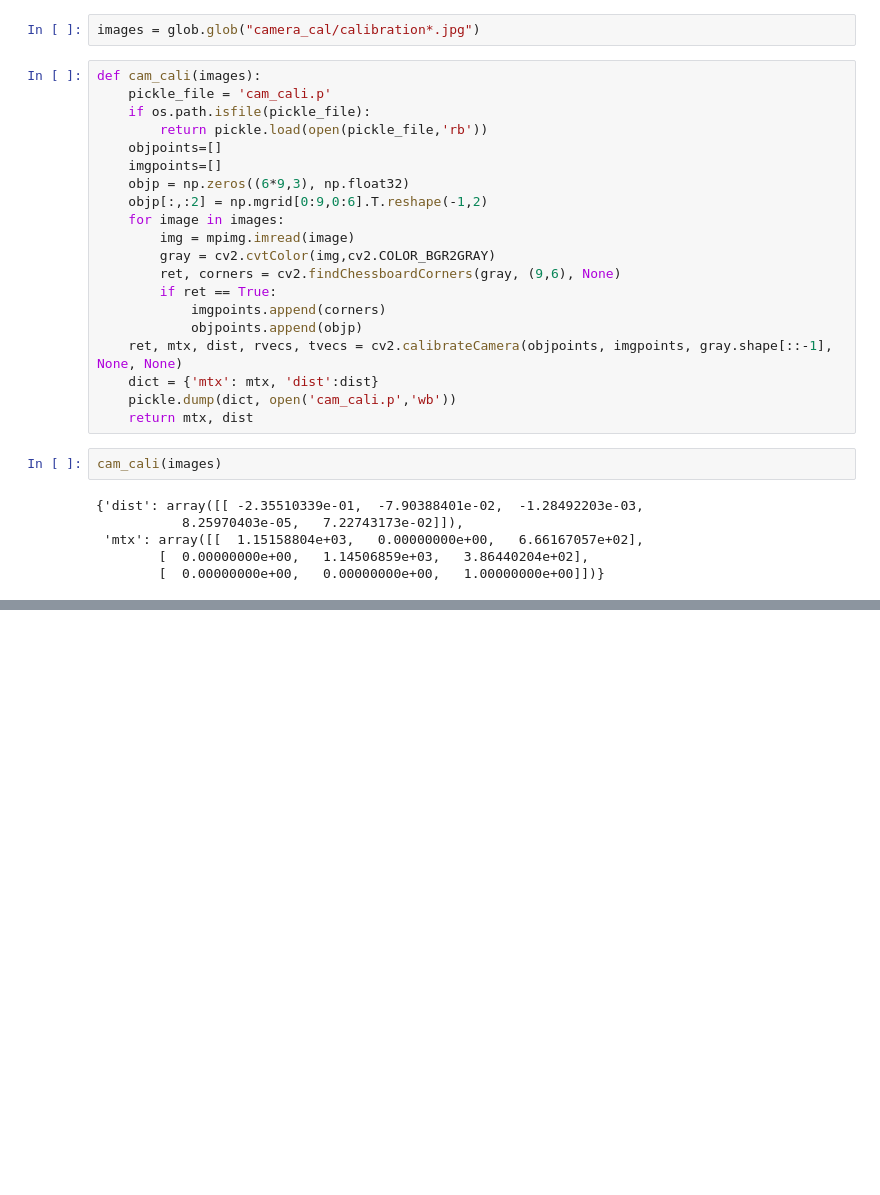
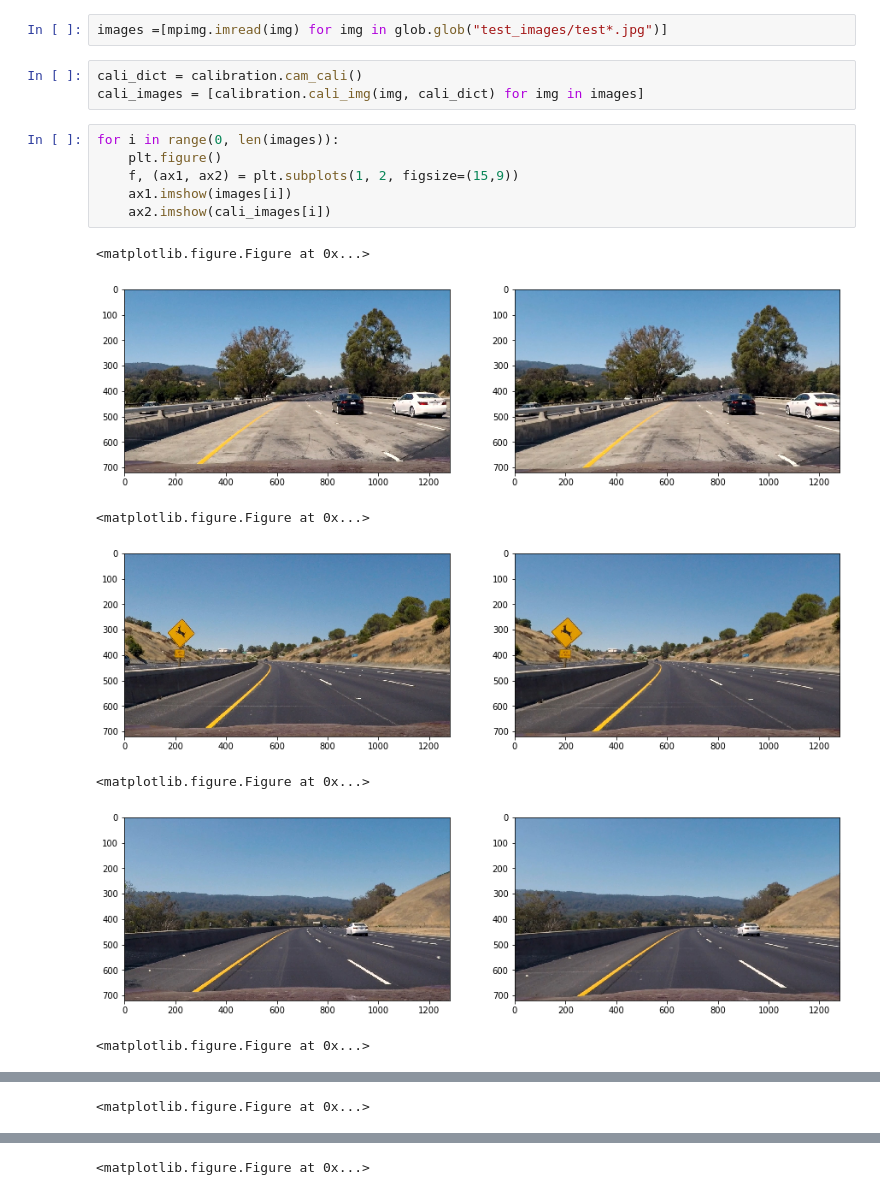
Before and after one commit to BenRR/Car-P4, a Jupyter notebook: pipeline.ipynb, the cells around one changed output, grey strips where cells are left out. Drawn from its saved outputs; the diff is of its cells as text; blank space fills up the shorter version.

```diff
--- a/pipeline.ipynb
+++ b/pipeline.ipynb
@@ -9,31 +7,20 @@ import os
 %matplotlib inline
-# %%
-images = glob.glob("camera_cal/calibration*.jpg")
-# %%
-def cam_cali(images):
-    pickle_file = 'cam_cali.p'
-    if os.path.isfile(pickle_file):
-        return pickle.load(open(pickle_file,'rb'))
-    objpoints=[]
-    imgpoints=[]
-    objp = np.zeros((6*9,3), np.float32)
-    objp[:,:2] = np.mgrid[0:9,0:6].T.reshape(-1,2)
-    for image in images:
-        img = mpimg.imread(image)
-        gray = cv2.cvtColor(img,cv2.COLOR_BGR2GRAY)
-        ret, corners = cv2.findChessboardCorners(gray, (9,6), None)
-        if ret == True:
-            imgpoints.append(corners)
-            objpoints.append(objp)
-    ret, mtx, dist, rvecs, tvecs = cv2.calibrateCamera(objpoints, imgpoints, gray.shape[::-1], None, None)
-    dict = {'mtx': mtx, 'dist':dist}
-    pickle.dump(dict, open('cam_cali.p','wb'))
-    return mtx, dist
-# %%
-cam_cali(images)
-# %% [output]
-{'dist': array([[ -2.35510339e-01,  -7.90388401e-02,  -1.28492203e-03,
-           8.25970403e-05,   7.22743173e-02]]),
- 'mtx': array([[  1.15158804e+03,   0.00000000e+00,   6.66167057e+02],
-        [  0.00000000e+00,   1.14506859e+03,   3.86440204e+02],
-        [  0.00000000e+00,   0.00000000e+00,   1.00000000e+00]])}
+# %%
+images =[mpimg.imread(img) for img in glob.glob("test_images/test*.jpg")]
+# %%
+cali_dict = calibration.cam_cali()
+cali_images = [calibration.cali_img(img, cali_dict) for img in images]
+# %%
+for i in range(0, len(images)):
+    plt.figure()
+    f, (ax1, ax2) = plt.subplots(1, 2, figsize=(15,9))
+    ax1.imshow(images[i])
+    ax2.imshow(cali_images[i])
+# %% [output]
+<matplotlib.figure.Figure at 0x...>
+[figure, added]
+<matplotlib.figure.Figure at 0x...>
+[figure, added]
+<matplotlib.figure.Figure at 0x...>
+[figure, added]
+<matplotlib.figure.Figure at 0x...>
@@ -39,0 +28 @@ cam_cali(images)
+<matplotlib.figure.Figure at 0x...>
@@ -39,0 +30 @@ cam_cali(images)
+<matplotlib.figure.Figure at 0x...>
```
Also changed, not shown: parts of 3 cells of this notebook, 2 other files.
